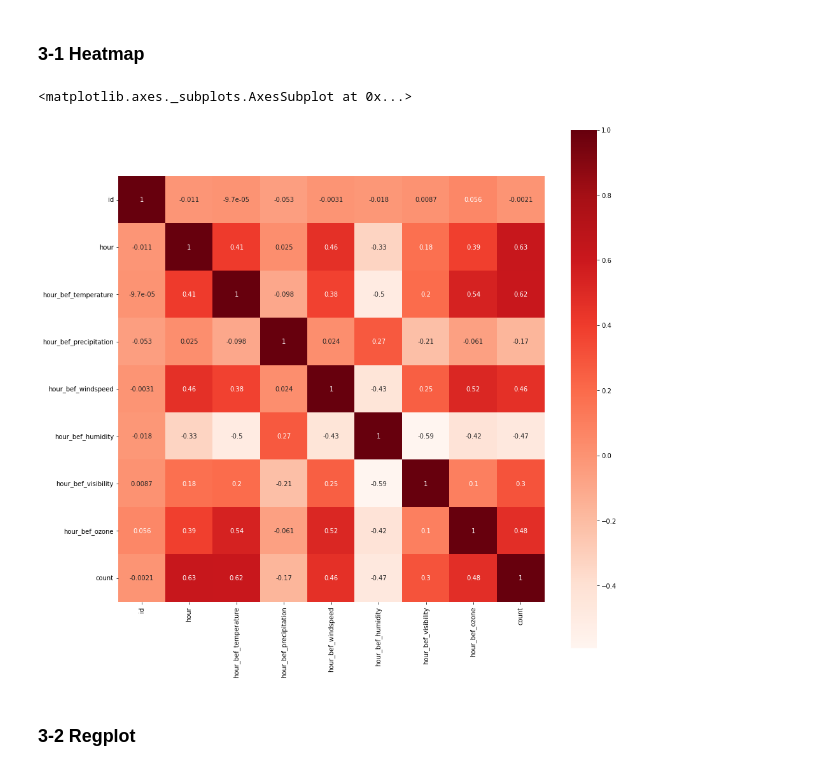
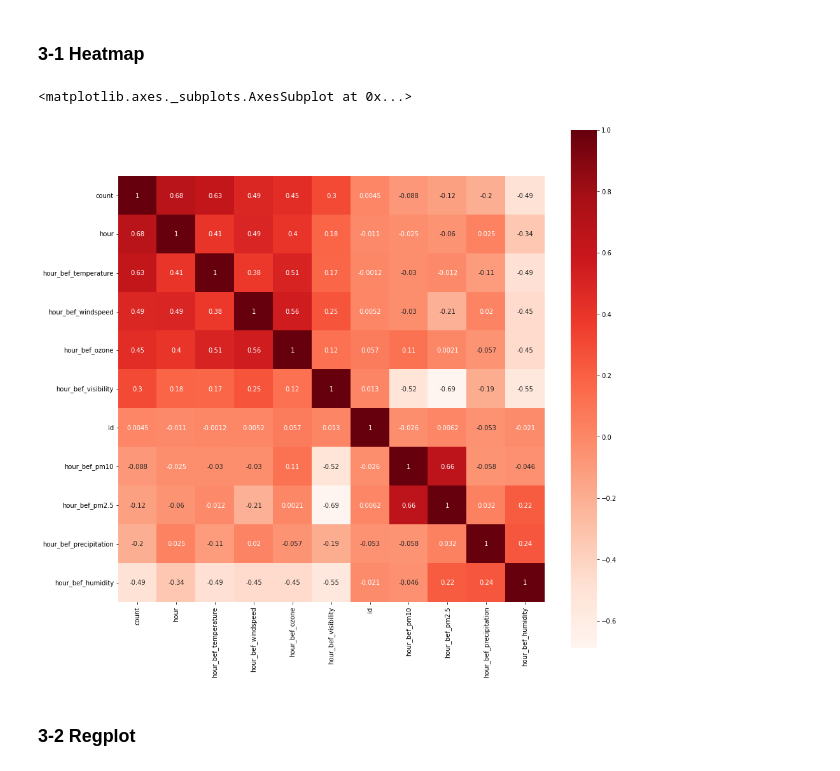
Before and after one commit to JHWannabe/TIL, a Jupyter notebook: 20230127/[DACON]_따릉이_대여량_예측.ipynb, the cells around one changed output. Cells and saved outputs as stored; diff of their text form; code cells hidden in the pictures.

```diff
--- a/20230127/[DACON]_따릉이_대여량_예측.ipynb
+++ b/20230127/[DACON]_따릉이_대여량_예측.ipynb
@@ -155,10 +150,13 @@ corrMatt = corrMatt.corr()
 # %%
+corrmat = train.corr(method='spearman')
+indexes = corrmat.nlargest(n=11, columns='count').index
+corrmat = train[indexes].corr(method='spearman')
 fig, ax = plt.subplots()
 fig.set_size_inches(15,15)
-sns.heatmap(corrMatt,annot=True, square=True, cmap ='Reds')
+sns.heatmap(corrmat,annot=True, square=True, cmap ='Reds')
 # %% [output]
 <matplotlib.axes._subplots.AxesSubplot at 0x...>
-[figure, old version]
+[figure, new version]
 # %% [markdown]
 ### 3-2 Regplot
 # %%
```
Also changed, not shown: parts of 10 cells of this notebook.
